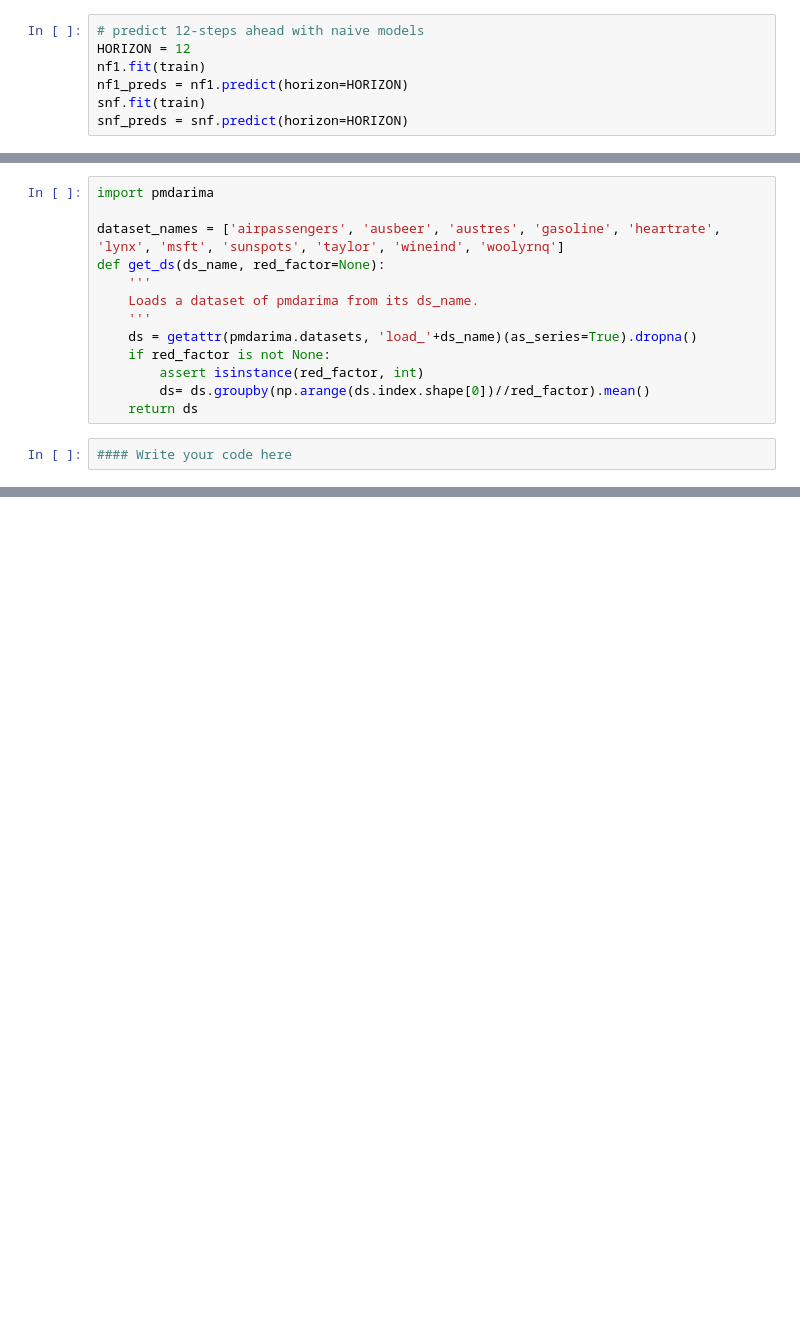
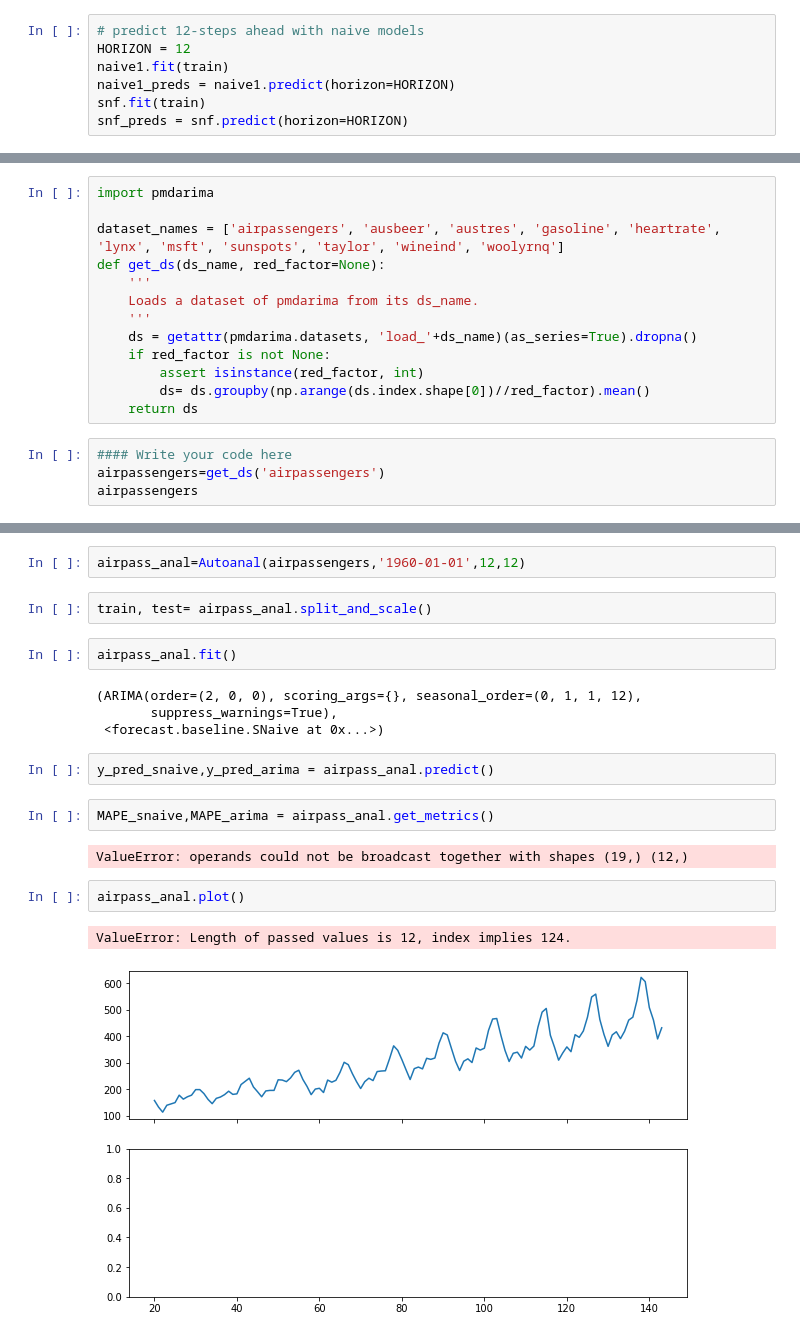
Before and after one commit to rubalravinder/ML6, a Jupyter notebook: notebook/01ARIMA_modelling.ipynb, the cells around one changed output, grey strips where cells are left out. Saved outputs shown, nothing was run; the diff lists cells and outputs as text; blank space fills up the shorter version.

```diff
--- a/notebook/01ARIMA_modelling.ipynb
+++ b/notebook/01ARIMA_modelling.ipynb
@@ -660,8 +636,8 @@ Freq: MS, dtype: float64
 # %%
 # predict 12-steps ahead with naive models
 HORIZON = 12
-nf1.fit(train)
-nf1_preds = nf1.predict(horizon=HORIZON)
+naive1.fit(train)
+naive1_preds = naive1.predict(horizon=HORIZON)
 snf.fit(train)
 snf_preds = snf.predict(horizon=HORIZON)
 # %%
@@ -765,3 +801,5 @@ def get_ds(ds_name, red_factor=None):
     return ds
 # %%
 #### Write your code here
+airpassengers=get_ds('airpassengers')
+airpassengers
@@ -767,0 +819,21 @@ def get_ds(ds_name, red_factor=None):
+# %%
+airpass_anal=Autoanal(airpassengers,'1960-01-01',12,12)
+# %%
+train, test= airpass_anal.split_and_scale()
+# %%
+airpass_anal.fit()
+# %% [output]
+(ARIMA(order=(2, 0, 0), scoring_args={}, seasonal_order=(0, 1, 1, 12),
+       suppress_warnings=True),
+ <forecast.baseline.SNaive at 0x...>)
+# %%
+y_pred_snaive,y_pred_arima = airpass_anal.predict()
+# %%
+MAPE_snaive,MAPE_arima = airpass_anal.get_metrics()
+# %% [output]
+ValueError: operands could not be broadcast together with shapes (19,) (12,)
+# %%
+airpass_anal.plot()
+# %% [output]
+ValueError: Length of passed values is 12, index implies 124.
+[figure, added]
```
Also changed, not shown: parts of 9 cells of this notebook, 1 other file.
